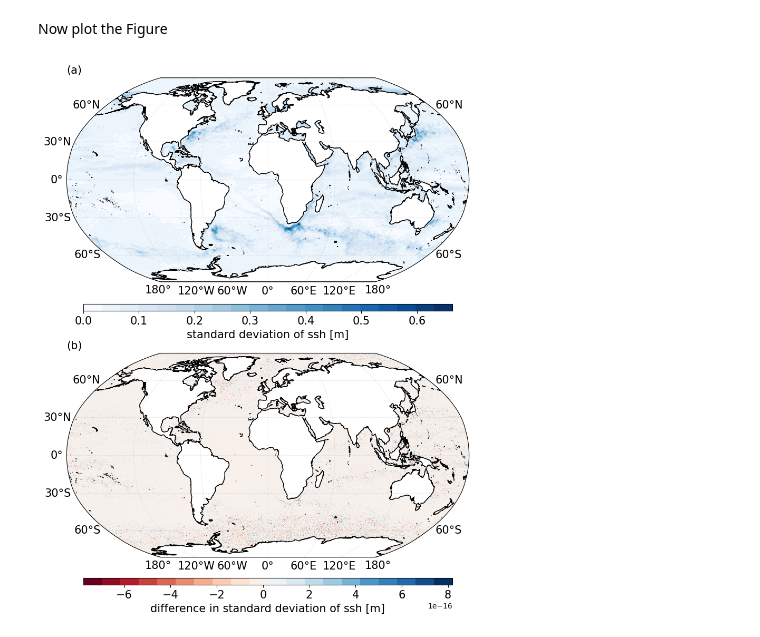
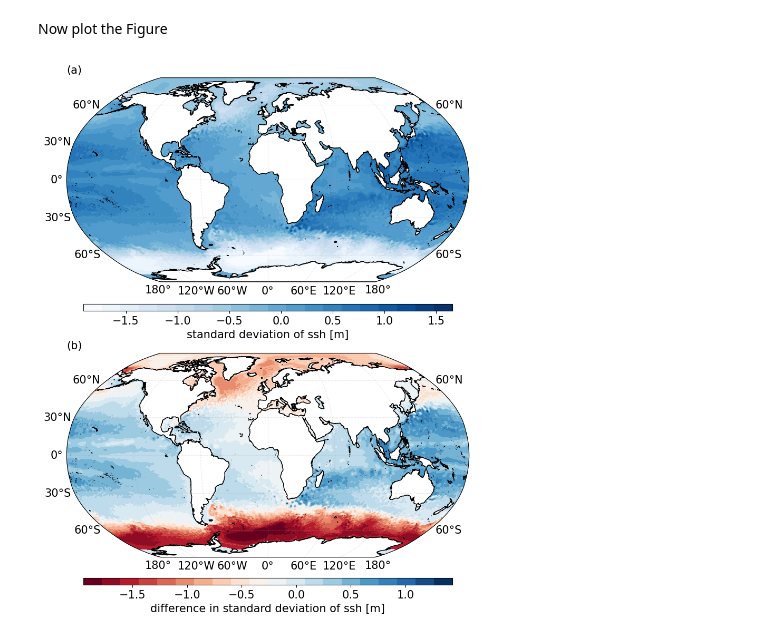
Before and after one commit to kat-grayson/one_pass_algorithms_paper, a Jupyter notebook: figures/figure2.ipynb, the cells around one changed output. Cells and saved outputs as stored; diff of their text form; code cells hidden in the pictures.

Commit message:
Update Figure 2

```diff
--- a/figures/figure2.ipynb
+++ b/figures/figure2.ipynb
@@ -60,19 +87,24 @@ n = 0
 # number of time steps required to complete the statistic
 c = len(ssh_2021.time) # 365
 
+opa_stat = Opa({
+    "variable": "ssh",
+    "stat": "std",
+    "stat_freq": "yearly",
+    "time_step": 60,  # minutes
+    "checkpoint": False,
+    "save": False,
+})
+
+# Silence warnings
+opa_stat.logger.setLevel("CRITICAL")
+
 for day in range(0, c, step):
 
     # simulating the streamed data
-    data_chunk = ssh_2021.ssh.isel(time = slice(day, day+step))
-    # w = length of the incoming data chunk
-    w = len(data_chunk.time)
+    incoming_data_chunk = ssh_2021.ssh.isel(time = slice(day, day+step))
 
-    if day == 0:
-        mean_cumulative, var_cumulative = init_var(data_chunk)
+    # result is only a Data Array after the last incoming data chunk
+    result = opa_stat.compute(incoming_data_chunk)
 
-    n, mean_cumulative, var_cumulative = update_var(
-            data_chunk, w, n, mean_cumulative, var_cumulative
-        )
-
-    if n == c:
-        std_cumulative = calc_std(var_cumulative, n)
+result
@@ -89,7 +140,7 @@ fsize = 15
 
 # data to plot
 # one-pass calculation
-one_pass_data = std_cumulative[0,:,:]
+one_pass_data = result.values[0,:,:]
 # conventional calculation
 two_pass_data = ssh_2021_std.ssh
 # difference between the two
@@ -119,31 +170,31 @@ for i in range(nrow*ncol):
     if i == 0:
         cs = ax.pcolormesh(lon2d, lat2d, one_pass_data,transform=ccrs.PlateCarree(),cmap=cmap)
         ax.set_title('(a)', fontsize = fsize, loc = 'left')
 
     else:
         cs = ax.pcolormesh(lon2d, lat2d, difference, transform=ccrs.PlateCarree(),cmap=cmap1)
         ax.add_feature(cfeature.LAND, color='white')
         ax.set_title('(b)', fontsize = fsize, loc = 'left')
 
     # Add color bar for each subplot
     spacing = 0.4
     y_dis = 0.56 - i * (spacing)
     cbar_ax = fig.add_axes([0.325, y_dis, 0.35, 0.01])  # Adjust the positions for colorbars
 
     if i == 0:
         cbar = fig.colorbar(cs, cax=cbar_ax, orientation='horizontal')
         cbar.set_label("standard deviation of ssh [m]", rotation=0, fontsize = fsize)
         cbar.ax.tick_params(labelsize=fsize)
 
     else:
         cbar = fig.colorbar(cs, cax=cbar_ax, orientation='horizontal')
         cbar.set_label("difference in standard deviation of ssh [m]", rotation=0, fontsize = fsize)
         cbar.ax.tick_params(labelsize=fsize)
 
 # Set the font size of colorbar tick labels and numeric values
 cbar.ax.tick_params(axis='x', labelsize=fsize)
 cbar.update_ticks()
 
 plt.show()
 # %% [output]
-[figure, old version]
+[figure, new version]
```
Also changed, not shown: parts of 8 cells of this notebook.
